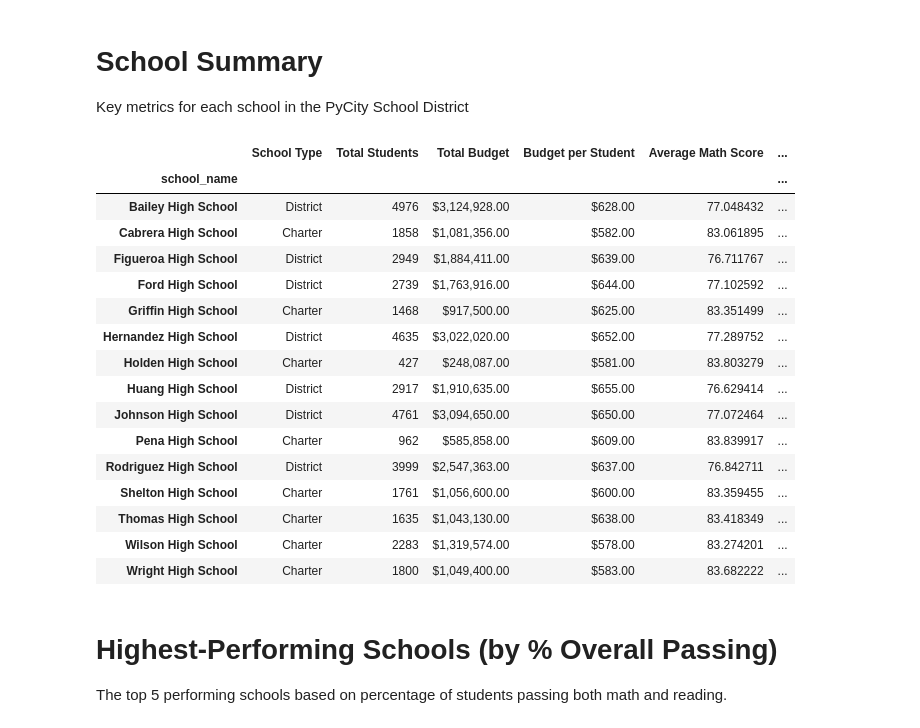
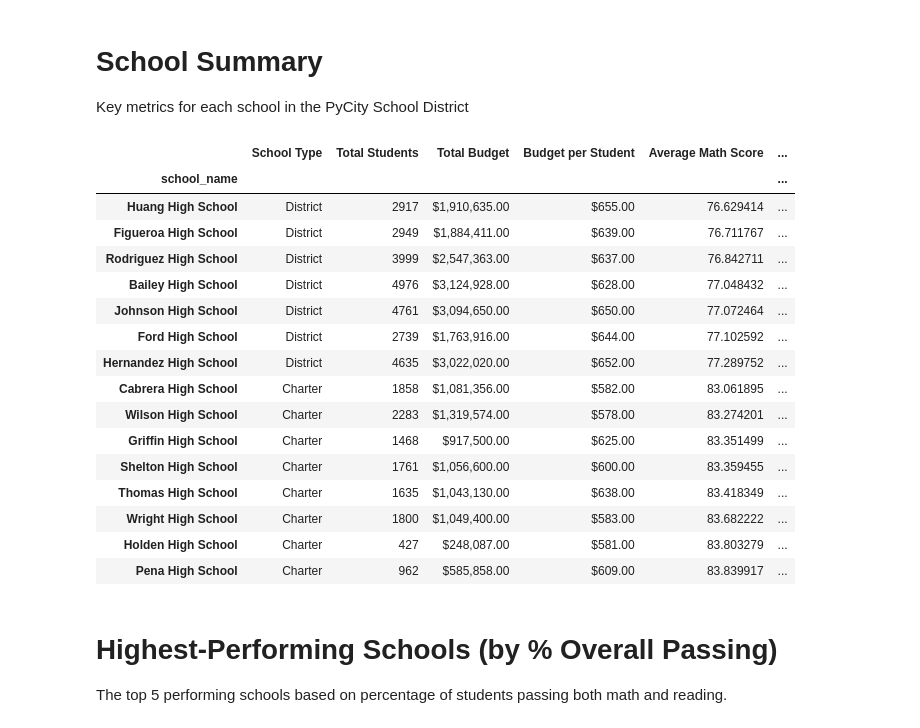
Before and after one commit to anyren/PyCitySchools_analysis, a Jupyter notebook: PyCitySchools/PyCitySchools.ipynb, the cells around one changed output. Saved outputs shown, nothing was run; the diff lists cells and outputs as text; code cells hidden in the pictures.

```diff
--- a/PyCitySchools/PyCitySchools.ipynb
+++ b/PyCitySchools/PyCitySchools.ipynb
@@ -120,26 +120,26 @@ summary_df["Budget per Student"] = summary_df["Budget per Student"].map("${:,.2f
 summary_df["% Passing Math"] = summary_df["% Passing Math"].map("{:.2f}%".format)
 summary_df["% Passing Reading"] = summary_df["% Passing Reading"].map("{:.2f}%".format)
 summary_df["% Overall Passing"] = summary_df["% Overall Passing"].map("{:.2f}%".format)
-# %%
-summary_df
-# %% [output]
-|  | School Type | Total Students | Total Budget | Budget per Student | Average Math Score | ... |
-| school_name |  |  |  |  |  | ... |
-| Bailey High School | District | 4976 | $3,124,928.00 | $628.00 | 77.048432 | ... |
-| Cabrera High School | Charter | 1858 | $1,081,356.00 | $582.00 | 83.061895 | ... |
-| Figueroa High School | District | 2949 | $1,884,411.00 | $639.00 | 76.711767 | ... |
-| Ford High School | District | 2739 | $1,763,916.00 | $644.00 | 77.102592 | ... |
-| Griffin High School | Charter | 1468 | $917,500.00 | $625.00 | 83.351499 | ... |
-| Hernandez High School | District | 4635 | $3,022,020.00 | $652.00 | 77.289752 | ... |
-| Holden High School | Charter | 427 | $248,087.00 | $581.00 | 83.803279 | ... |
-| Huang High School | District | 2917 | $1,910,635.00 | $655.00 | 76.629414 | ... |
-| Johnson High School | District | 4761 | $3,094,650.00 | $650.00 | 77.072464 | ... |
-| Pena High School | Charter | 962 | $585,858.00 | $609.00 | 83.839917 | ... |
-| Rodriguez High School | District | 3999 | $2,547,363.00 | $637.00 | 76.842711 | ... |
-| Shelton High School | Charter | 1761 | $1,056,600.00 | $600.00 | 83.359455 | ... |
-| Thomas High School | Charter | 1635 | $1,043,130.00 | $638.00 | 83.418349 | ... |
-| Wilson High School | Charter | 2283 | $1,319,574.00 | $578.00 | 83.274201 | ... |
-| Wright High School | Charter | 1800 | $1,049,400.00 | $583.00 | 83.682222 | ... |
+# %%
+summary_df.sort_values(["Average Math Score"])
+# %% [output]
+|  | School Type | Total Students | Total Budget | Budget per Student | Average Math Score | ... |
+| school_name |  |  |  |  |  | ... |
+| Huang High School | District | 2917 | $1,910,635.00 | $655.00 | 76.629414 | ... |
+| Figueroa High School | District | 2949 | $1,884,411.00 | $639.00 | 76.711767 | ... |
+| Rodriguez High School | District | 3999 | $2,547,363.00 | $637.00 | 76.842711 | ... |
+| Bailey High School | District | 4976 | $3,124,928.00 | $628.00 | 77.048432 | ... |
+| Johnson High School | District | 4761 | $3,094,650.00 | $650.00 | 77.072464 | ... |
+| Ford High School | District | 2739 | $1,763,916.00 | $644.00 | 77.102592 | ... |
+| Hernandez High School | District | 4635 | $3,022,020.00 | $652.00 | 77.289752 | ... |
+| Cabrera High School | Charter | 1858 | $1,081,356.00 | $582.00 | 83.061895 | ... |
+| Wilson High School | Charter | 2283 | $1,319,574.00 | $578.00 | 83.274201 | ... |
+| Griffin High School | Charter | 1468 | $917,500.00 | $625.00 | 83.351499 | ... |
+| Shelton High School | Charter | 1761 | $1,056,600.00 | $600.00 | 83.359455 | ... |
+| Thomas High School | Charter | 1635 | $1,043,130.00 | $638.00 | 83.418349 | ... |
+| Wright High School | Charter | 1800 | $1,049,400.00 | $583.00 | 83.682222 | ... |
+| Holden High School | Charter | 427 | $248,087.00 | $581.00 | 83.803279 | ... |
+| Pena High School | Charter | 962 | $585,858.00 | $609.00 | 83.839917 | ... |
 # %% [markdown]
 # Highest-Performing Schools (by % Overall Passing)
 
```
Also changed, not shown: parts of 12 cells of this notebook.
